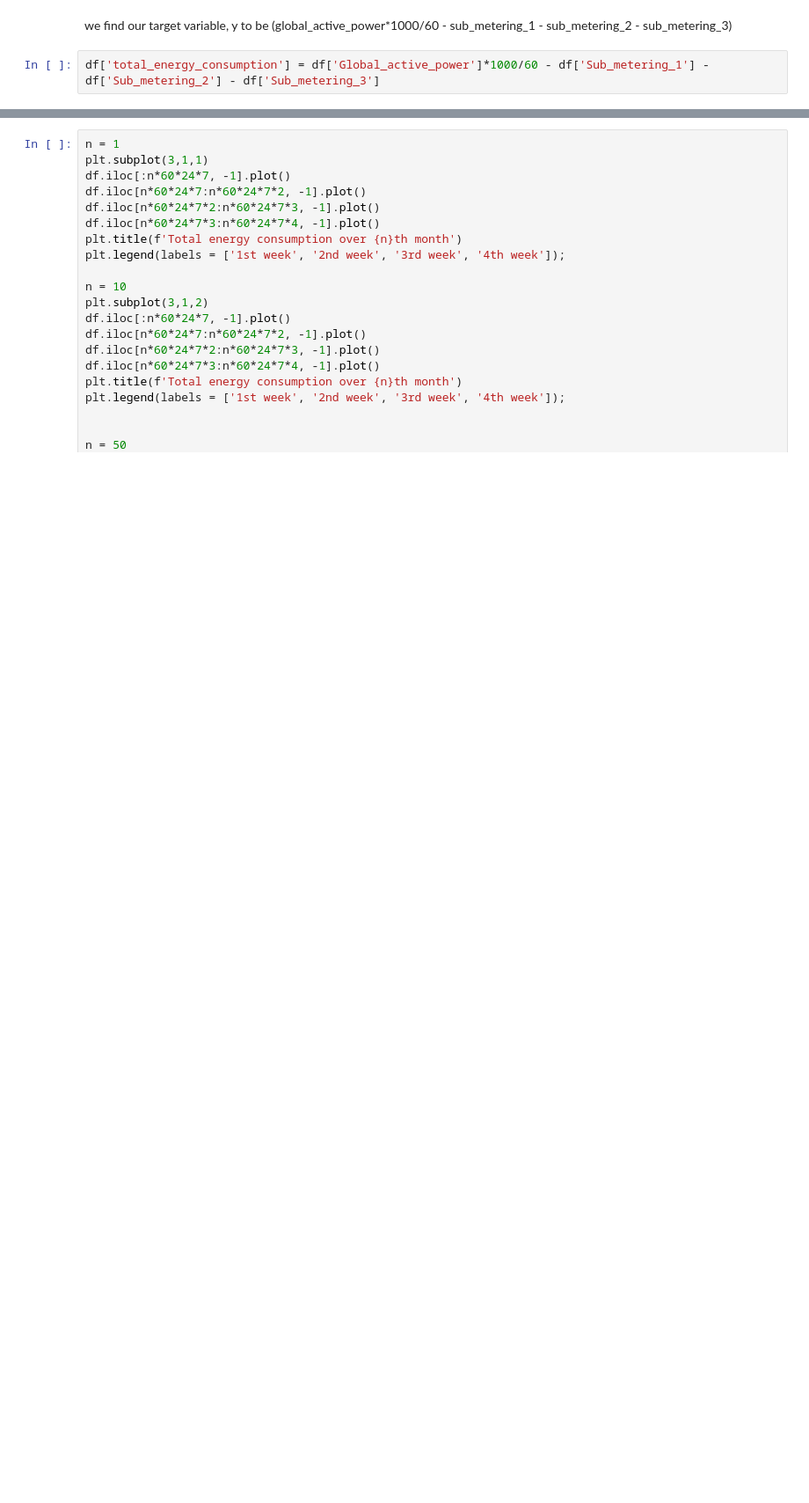
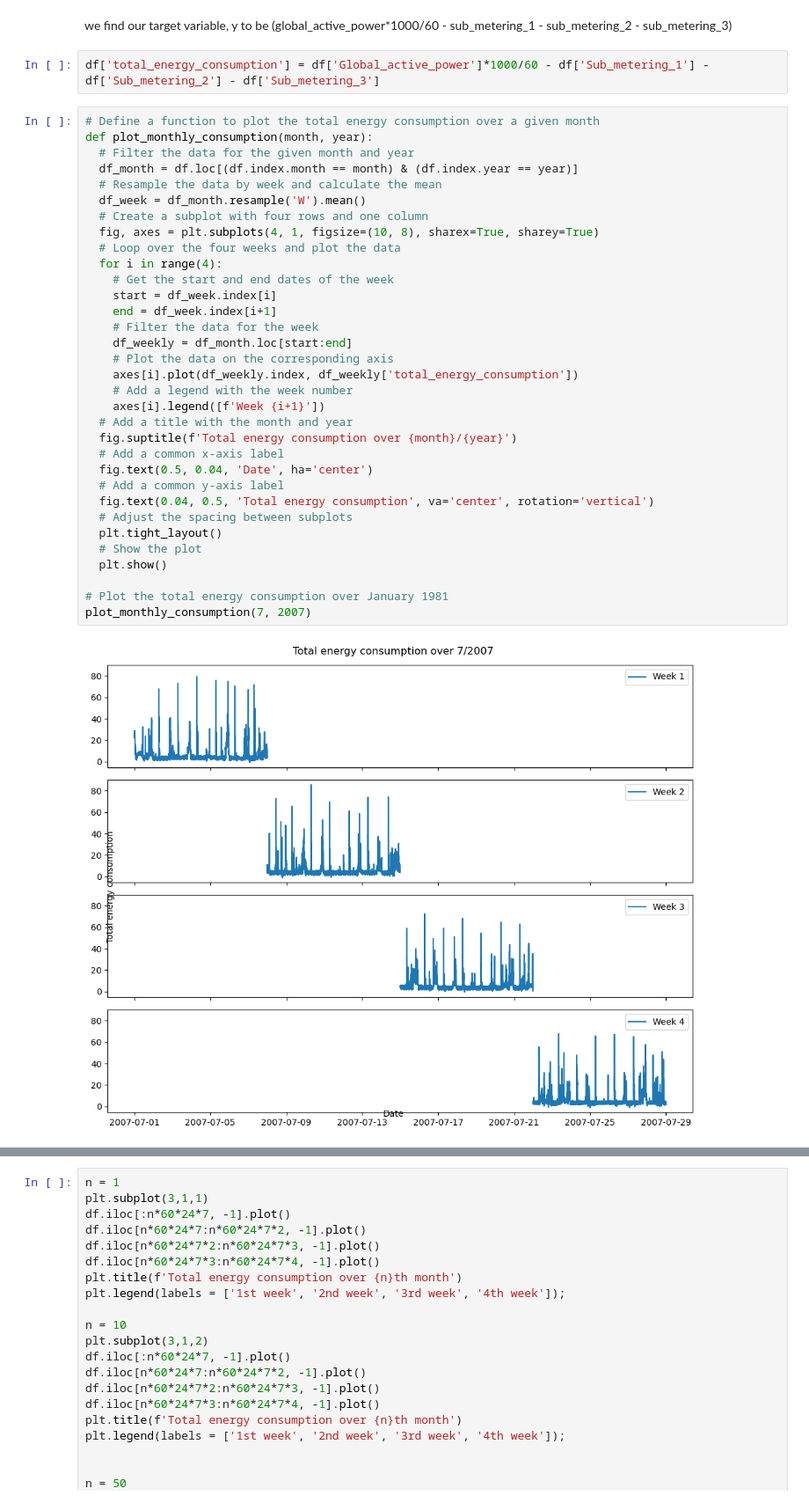
Before and after one commit to ChantelleAA/Housing_Electricity_Consumption_ADAML_Project_2, a Jupyter notebook: House_Project.ipynb, the cells around one changed output, grey strips where cells are left out. Shown: that part at 88% size. Cells and saved outputs as stored; diff of their text form; blank space fills up the shorter version.

Commit message:
Update of monthly and weekly up close observations

```diff
--- a/House_Project.ipynb
+++ b/House_Project.ipynb
@@ -33,3 +60,38 @@ print(df.info())
 we find our target variable, y to be (global_active_power*1000/60 - sub_metering_1 - sub_metering_2 - sub_metering_3)
 # %%
 df['total_energy_consumption'] = df['Global_active_power']*1000/60 - df['Sub_metering_1'] - df['Sub_metering_2'] - df['Sub_metering_3']
+# %%
+# Define a function to plot the total energy consumption over a given month
+def plot_monthly_consumption(month, year):
+  # Filter the data for the given month and year
+  df_month = df.loc[(df.index.month == month) & (df.index.year == year)]
+  # Resample the data by week and calculate the mean
+  df_week = df_month.resample('W').mean()
+  # Create a subplot with four rows and one column
+  fig, axes = plt.subplots(4, 1, figsize=(10, 8), sharex=True, sharey=True)
+  # Loop over the four weeks and plot the data
+  for i in range(4):
+    # Get the start and end dates of the week
+    start = df_week.index[i]
+    end = df_week.index[i+1]
+    # Filter the data for the week
+    df_weekly = df_month.loc[start:end]
+    # Plot the data on the corresponding axis
+    axes[i].plot(df_weekly.index, df_weekly['total_energy_consumption'])
+    # Add a legend with the week number
+    axes[i].legend([f'Week {i+1}'])
+  # Add a title with the month and year
+  fig.suptitle(f'Total energy consumption over {month}/{year}')
+  # Add a common x-axis label
+  fig.text(0.5, 0.04, 'Date', ha='center')
+  # Add a common y-axis label
+  fig.text(0.04, 0.5, 'Total energy consumption', va='center', rotation='vertical')
+  # Adjust the spacing between subplots
+  plt.tight_layout()
+  # Show the plot
+  plt.show()
+
+# Plot the total energy consumption over January 1981
+plot_monthly_consumption(7, 2007)
+# %% [output]
+[figure, added]
```
Also changed, not shown: parts of 40 cells of this notebook.
